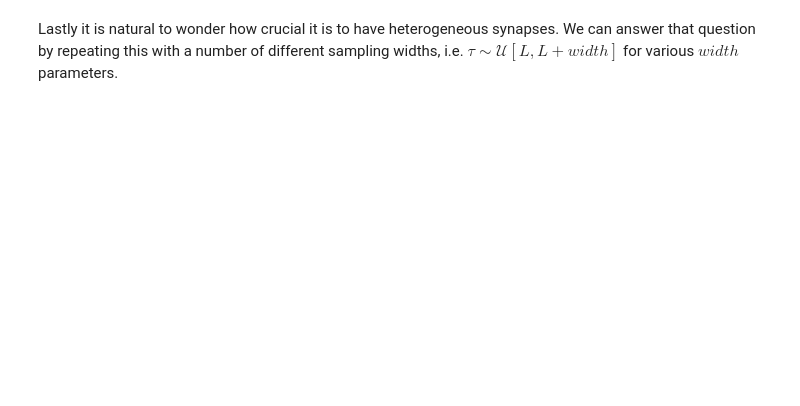
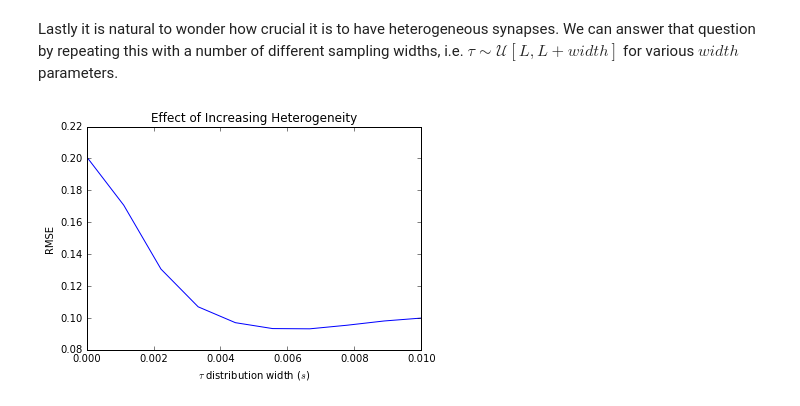
Before and after one commit to arvoelke/nengolib, a Jupyter notebook: doc/notebooks/examples/decoding_derivative.ipynb, the cells around one changed output. Saved outputs shown, nothing was run; the diff lists cells and outputs as text; code cells hidden in the pictures; blank space fills up the shorter version.

```diff
--- a/doc/notebooks/examples/decoding_derivative.ipynb
+++ b/doc/notebooks/examples/decoding_derivative.ipynb
@@ -144,13 +156,13 @@ plot_signals(X, Y, Y_hat)
 # %% [markdown]
 Lastly it is natural to wonder how crucial it is to have heterogeneous synapses. We can answer that question by repeating this with a number of different sampling widths, i.e. $\tau \sim \mathcal{U}[L, L + width]$ for various $width$ parameters.
 # %%
-num_samples = 5
+num_samples = 10
 plot_x = []
 plot_y = []
 T = 1
 
-for width in np.linspace(0, 0.03, num_samples):
-    L, U = 0.0005, 0.0005 + width
+for width in np.linspace(0, 0.01, num_samples):
+    L, U = 0.0002, 0.0002 + width
 
     rng = np.random.RandomState(seed)
     taus = rng.uniform(L, U, size=n_neurons)
@@ -180,8 +192,10 @@ popt, pcov = curve_fit(fit, plot_x, plot_y, bounds=(0, [1., 10000., 1., 10000.,
 # %%
 pylab.figure()
 pylab.title("Effect of Increasing Heterogeneity")
 pylab.plot(plot_x, plot_y)
 #pylab.plot(plot_x, fit(np.asarray(plot_x), *popt), color='green', linewidth=1, alpha=0.8)
-pylab.xlabel(r"$\tau$ width ($ms$)")
+pylab.xlabel(r"$\tau$ distribution width ($s$)")
 pylab.ylabel("RMSE")
 pylab.show()
+# %% [output]
+[figure, added]
```
Also changed, not shown: parts of 4 cells of this notebook, 3 other files.
